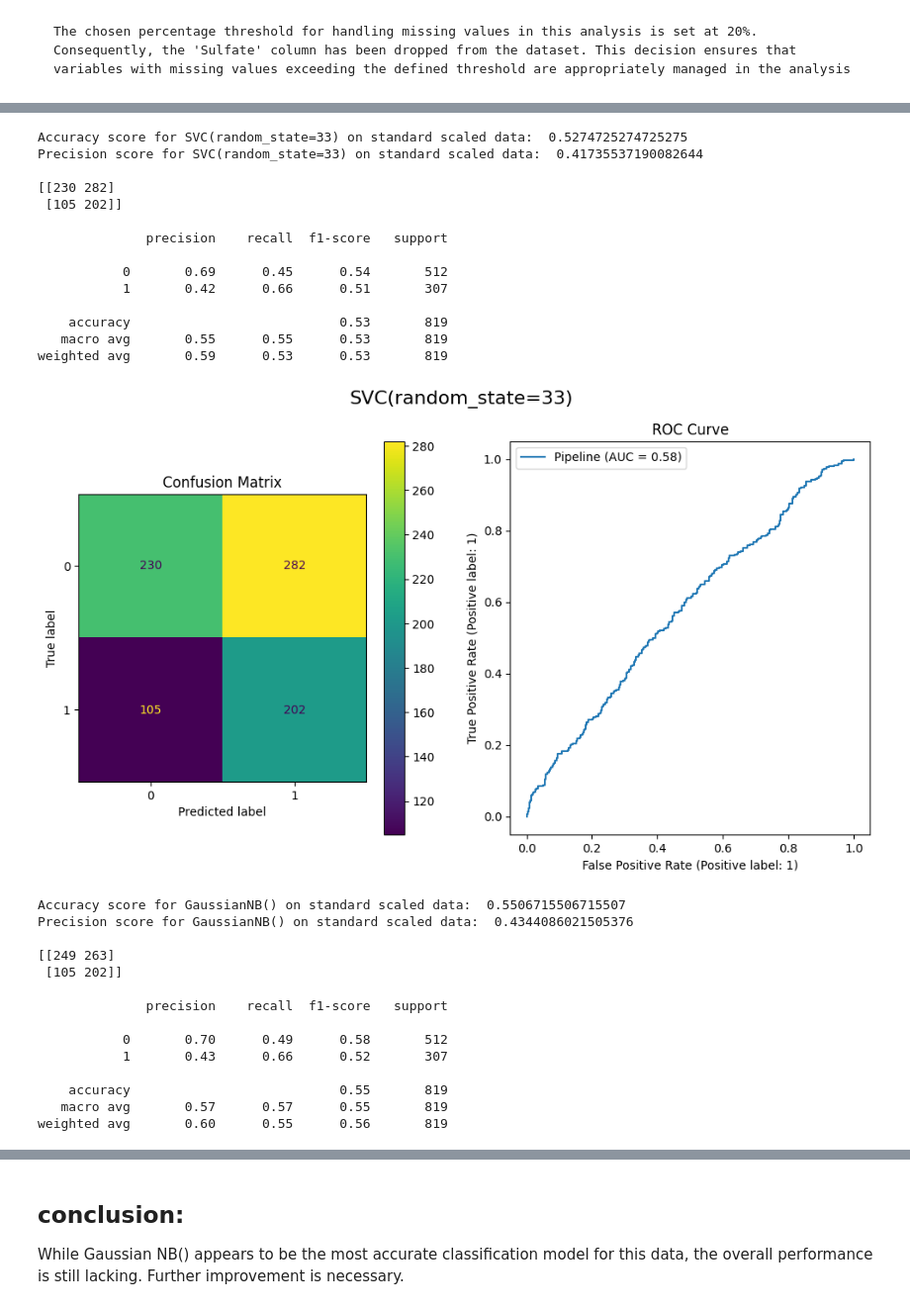
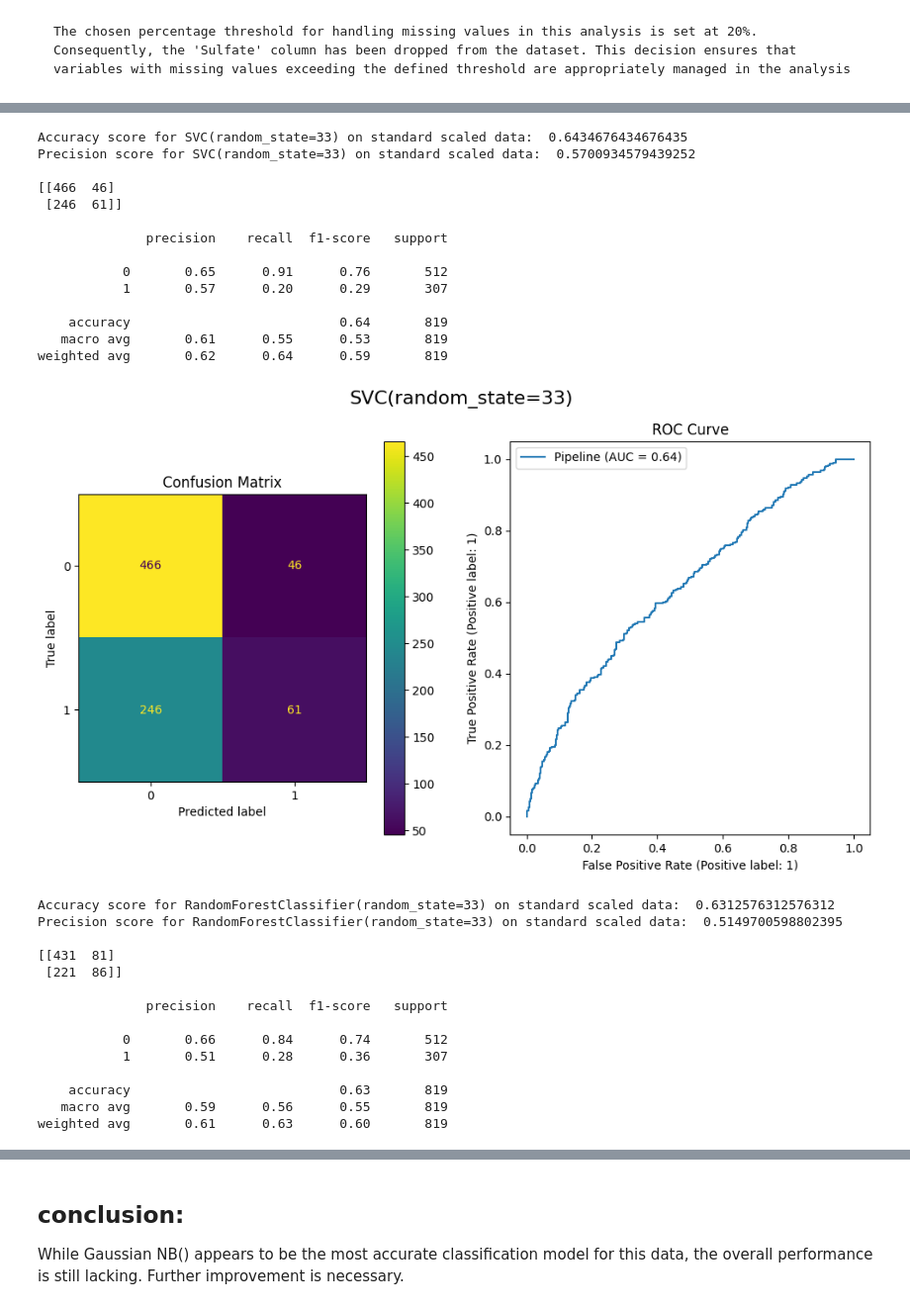
Before and after one commit to leedh7878/DanielLee_Project_Portfolio, a Jupyter notebook: Water_Quality_Potability/src/water_quality.ipynb, the cells around one changed output, grey strips where cells are left out. Shown at 99% size. Drawn from its saved outputs; the diff is of its cells as text; code cells hidden in the pictures.

```diff
--- a/Water_Quality_Potability/src/water_quality.ipynb
+++ b/Water_Quality_Potability/src/water_quality.ipynb
@@ -182,0 +144,30 @@ Furthermore, I will select three classifiers with higher cross-validation scores
+# %%
+X_train, X_test, y_train, y_test = train_test_split(X, y, random_state=33)
+
+classifiers = [
+    ('K Neighbors Classifier', KNeighborsClassifier(n_neighbors =33)),
+    ('Decision Tree Classifier', DecisionTreeClassifier(random_state=33)),
+    ('Random Forest Classifier', RandomForestClassifier(random_state=33)),
+    ('SVC',SVC(random_state=33)),
+    ('Gaussian NB',GaussianNB()),
+    ('Logistic Regression', LogisticRegression(random_state=33))
+]
+
+kf = KFold(n_splits=20, shuffle=True, random_state=33)
+
+for name, model in classifiers:
+    pipeline_aa = Pipeline([
+        ('scalar', MinMaxScaler()),
+
+        ('imputer',  KNNImputer(missing_values=np.nan)),
+        # ('smote', SMOTE()),
+        ('PCA',PCA(n_components=8)),
+        ('model', model)
+    ])
+
+    pipeline_aa.fit(X_train,y_train)
+    print(f'{name}Test Score, {pipeline_aa.score(X_test, y_test)}')
+
+    cv_scores = cross_val_score(pipeline_aa, X, y, cv=kf, scoring='accuracy')
+
+    print(f'Cross validation scores for {name}: {cv_scores.mean()}')
@@ -183,22 +195,22 @@ Furthermore, I will select three classifiers with higher cross-validation scores
 # %%
-from sklearn.metrics import ConfusionMatrixDisplay, accuracy_score, precision_score, confusion_matrix, classification_report, RocCurveDisplay
 
 # first check with  logistic regression on standard scaled data
 
 top_classifiers = [
     SVC(random_state=33),
-    GaussianNB(),
-    LogisticRegression(random_state=33)
+    RandomForestClassifier(random_state=33),
+    KNeighborsClassifier(n_neighbors=2)
 ]
 
 for classifier in top_classifiers:
 
     pipe = make_pipeline(
-        RobustScaler(),
-        PCA(n_components=4),
+        MinMaxScaler(),
+        KNNImputer(missing_values=np.nan),
+        PCA(n_components=8),
         classifier
         )
-    pipe.fit(X_train_resampled, y_train_resampled)
+    pipe.fit(X_train, y_train)
 
     y_pred = pipe.predict(X_test)
     print('Accuracy score for' ,classifier, 'on standard scaled data: ', accuracy_score(y_test, y_pred))
@@ -207,54 +219,54 @@ for classifier in top_classifiers:
     print(confusion_matrix(y_test, y_pred))
     print()
     print(classification_report(y_test, y_pred))
     # support: The number of occurrences of each label in y_true.
 
     fig, [ax_con, ax_roc] = plt.subplots(1, 2, figsize=(12, 6))
 
     fig.suptitle(classifier, fontsize=16)
 
     # Confusion Matrix
     cm = confusion_matrix(y_test, y_pred, labels=pipe.classes_)
     disp_C = ConfusionMatrixDisplay(confusion_matrix=cm, display_labels=pipe.classes_)
     disp_C.plot(ax= ax_con)
     ax_con.set_title('Confusion Matrix')
 
     # Display the ROC Curve
     disp_R = RocCurveDisplay.from_estimator(pipe, X_test, y_test, ax= ax_roc)
     # disp_R.plot(ax= ax_roc) # since RocCurveDisplay return display, don't need to se plot method
     ax_roc.set_title('ROC Curve')
 
 
     plt.legend()
     plt.show()
     print('\n')
 # %% [output]
-Accuracy score for SVC(random_state=33) on standard scaled data:  0.5274725274725275
-Precision score for SVC(random_state=33) on standard scaled data:  0.41735537190082644
+Accuracy score for SVC(random_state=33) on standard scaled data:  0.6434676434676435
+Precision score for SVC(random_state=33) on standard scaled data:  0.5700934579439252
 
-[[230 282]
- [105 202]]
+[[466  46]
+ [246  61]]
 
               precision    recall  f1-score   support
 
-           0       0.69      0.45      0.54       512
-           1       0.42      0.66      0.51       307
+           0       0.65      0.91      0.76       512
+           1       0.57      0.20      0.29       307
 
-    accuracy                           0.53       819
-   macro avg       0.55      0.55      0.53       819
-weighted avg       0.59      0.53      0.53       819
+    accuracy                           0.64       819
+   macro avg       0.61      0.55      0.53       819
+weighted avg       0.62      0.64      0.59       819
-[figure, old version]
+[figure, new version]
-Accuracy score for GaussianNB() on standard scaled data:  0.5506715506715507
-Precision score for GaussianNB() on standard scaled data:  0.4344086021505376
+Accuracy score for RandomForestClassifier(random_state=33) on standard scaled data:  0.6312576312576312
+Precision score for RandomForestClassifier(random_state=33) on standard scaled data:  0.5149700598802395
 
-[[249 263]
- [105 202]]
+[[431  81]
+ [221  86]]
 
               precision    recall  f1-score   support
 
-           0       0.70      0.49      0.58       512
-           1       0.43      0.66      0.52       307
+           0       0.66      0.84      0.74       512
+           1       0.51      0.28      0.36       307
 
-    accuracy                           0.55       819
-   macro avg       0.57      0.57      0.55       819
-weighted avg       0.60      0.55      0.56       819
+    accuracy                           0.63       819
+   macro avg       0.59      0.56      0.55       819
+weighted avg       0.61      0.63      0.60       819
```
Also changed, not shown: parts of 25 cells of this notebook.
